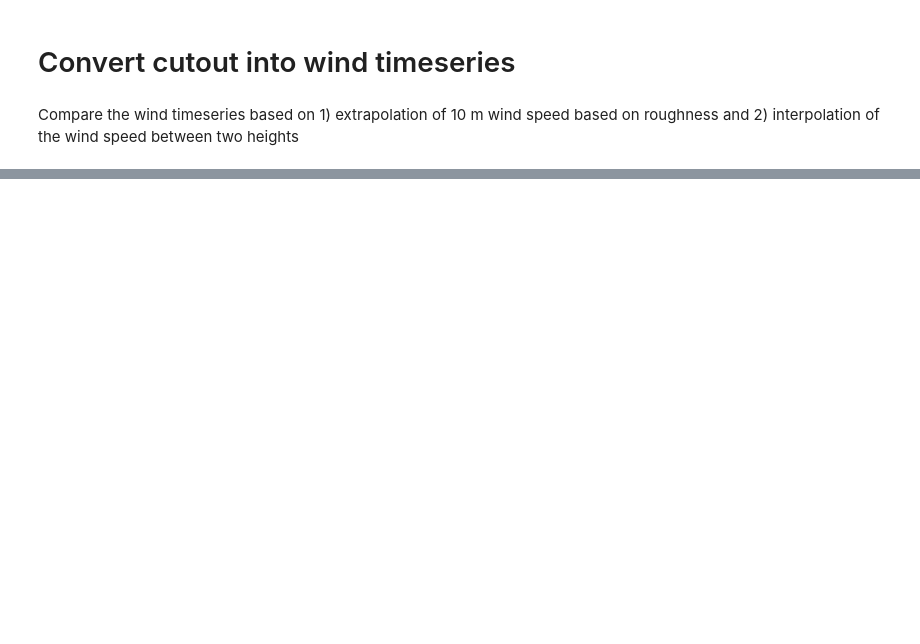
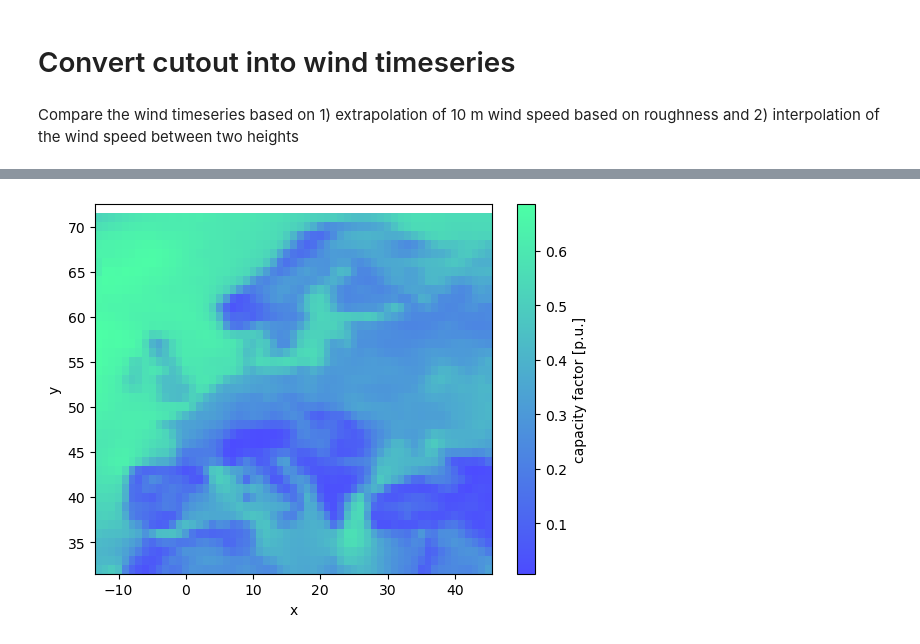
Before and after one commit to martavp/atlite, a Jupyter notebook: sandbox_ebbe/download_cmip_cutout_and_process.ipynb, the cells around one changed output, grey strips where cells are left out. Drawn from its saved outputs; the diff is of its cells as text; code cells hidden in the pictures; blank space fills up the shorter version.

```diff
--- a/sandbox_ebbe/download_cmip_cutout_and_process.ipynb
+++ b/sandbox_ebbe/download_cmip_cutout_and_process.ipynb
@@ -302,0 +136,4 @@ Compare the wind timeseries based on 1) extrapolation of 10 m wind speed based o
+# %%
+cp_wind_wo_roughness.plot(alpha=0.7, cmap='winter');
+# %% [output]
+[figure, added]
```
Also changed, not shown: parts of 16 cells of this notebook, 4 other files.
